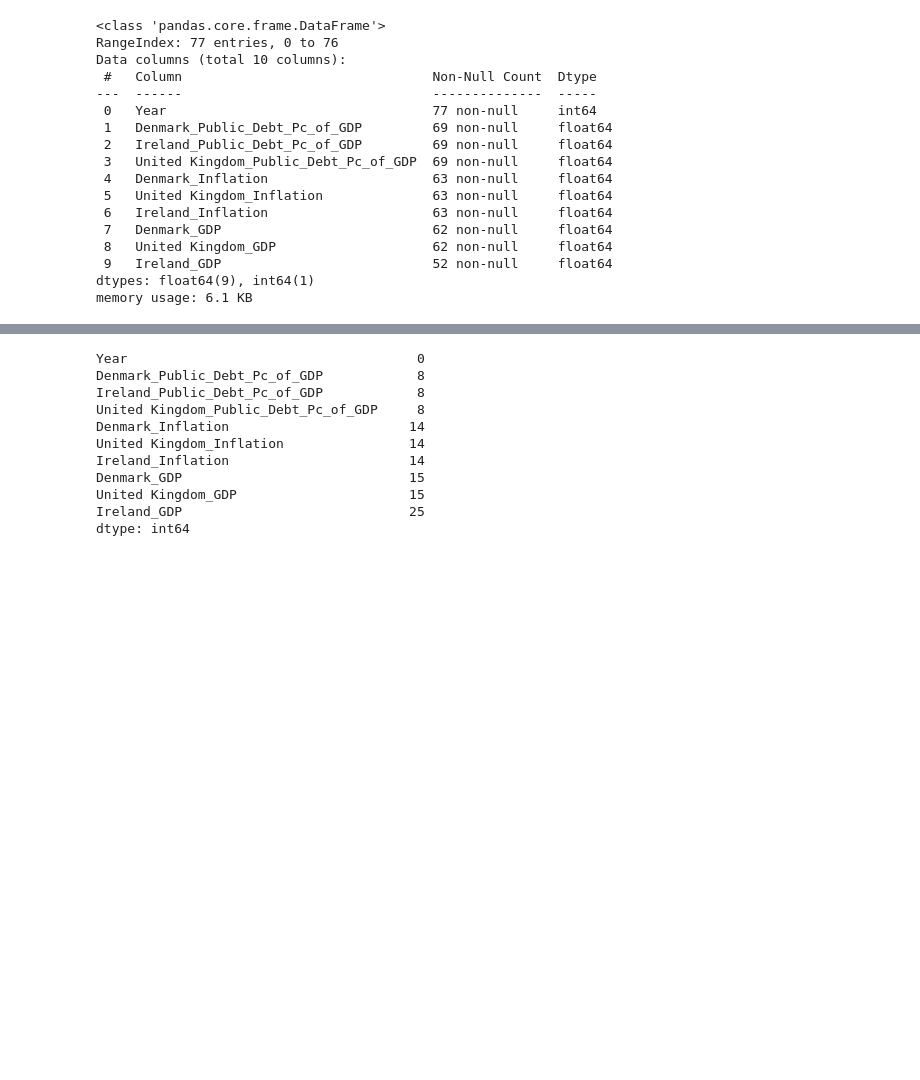
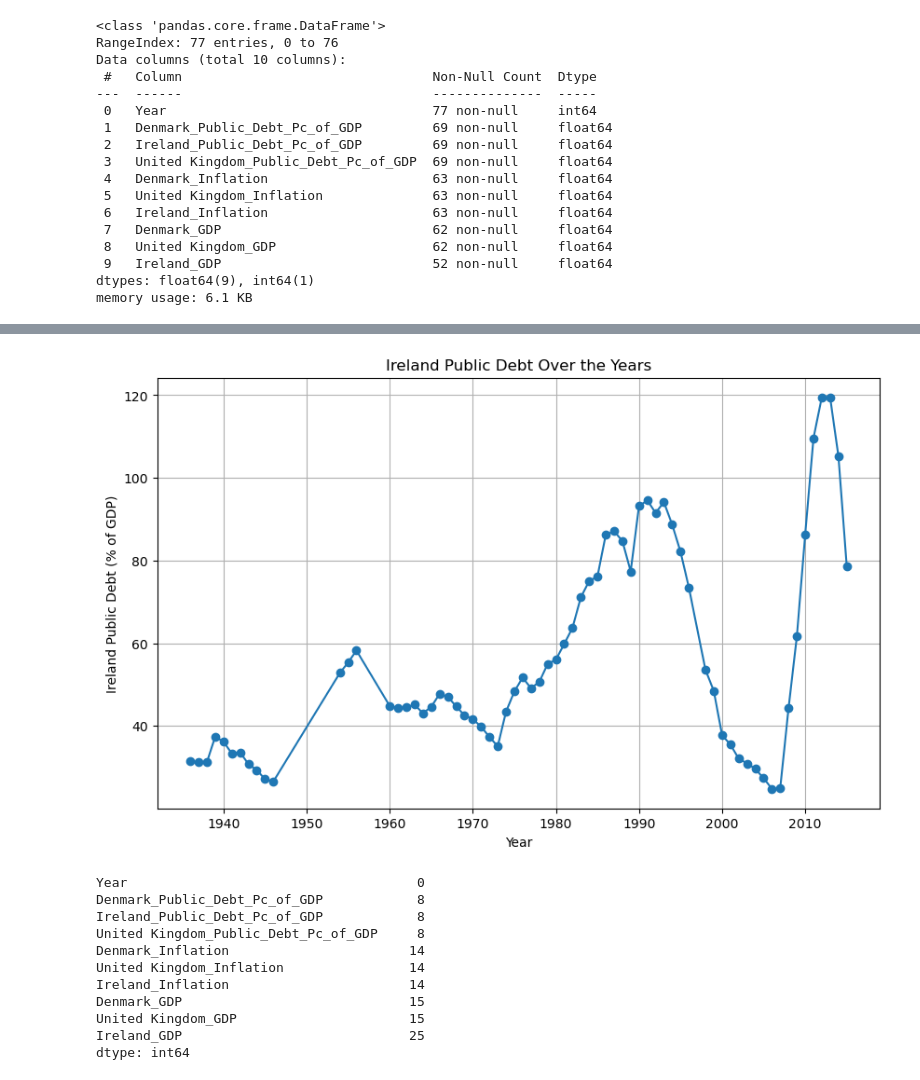
Before and after one commit to sbs23014/Capstone_Project, a Jupyter notebook: 2. Initial Data Exploration.ipynb, the cells around one changed output, grey strips where cells are left out. Drawn from its saved outputs; the diff is of its cells as text; code cells hidden in the pictures; blank space fills up the shorter version.

```diff
--- a/2. Initial Data Exploration.ipynb
+++ b/2. Initial Data Exploration.ipynb
@@ -46,4 +48,27 @@ data.describe()
 | 50% | 1984.000000 | 29.130000 | 47.740000 | 54.560000 | 2.903282 | ... |
 | 75% | 2003.000000 | 49.080000 | 75.050000 | 108.550000 | 6.735295 | ... |
 | max | 2022.000000 | 69.230000 | 119.480000 | 269.800000 | 15.275206 | ... |
+# %%
+import pandas as pd
+import matplotlib.pyplot as plt
+
+plt.figure(figsize=(10, 6))
+
+# Extract the columns for plotting
+year = data['Year']
+public_debt_percentage = data['Ireland_Public_Debt_Pc_of_GDP']
+
+# Create the plot
+plt.plot(year, public_debt_percentage, marker='o', linestyle='-')
+
+# Add labels and title
+plt.xlabel('Year')
+plt.ylabel('Ireland Public Debt (% of GDP)')
+plt.title('Ireland Public Debt Over the Years')
+
+# Display the plot
+plt.grid(True)
+plt.show()
+# %% [output]
+[figure, added]
 # %%
```
Also changed, not shown: parts of 29 cells of this notebook, 1 other file.
